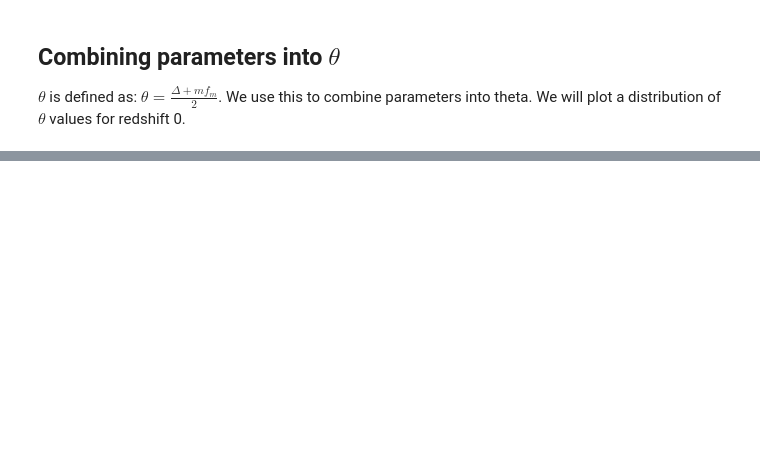
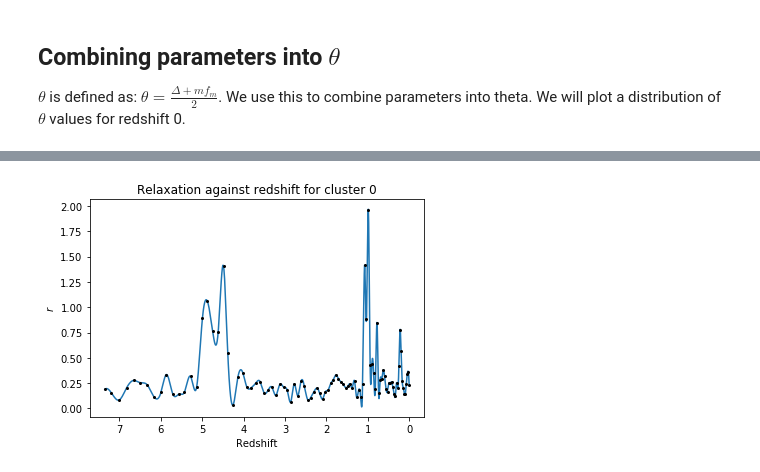
Before and after one commit to SlothInABox/Cluster-Dynamical-States, a Jupyter notebook: Analysis.ipynb, the cells around one changed output, grey strips where cells are left out. Saved outputs shown, nothing was run; the diff lists cells and outputs as text; code cells hidden in the pictures; blank space fills up the shorter version.

```diff
--- a/Analysis.ipynb
+++ b/Analysis.ipynb
@@ -26,0 +109,52 @@ for rshift, params in R200.items():
+# %%
+# Target cluster to be tracked.
+cluster_idx = 0
+# Specific alpha value to be used.
+alpha = 1
+
+# Create list to store redshift and relaxation values.
+relaxation_vals = []
+
+# Iterate over keys in order to track the cluster.
+for rshift in sorted(R200.keys()):
+    # Get new parameters for each redshift.
+    params = R200[rshift]
+    eta, delta, fm = params[:,1], params[:,2], params[:,3]
+
+    # Calculate theta and stack with other columns.
+    theta, theta_err = calc_theta(fm, delta)
+    params = np.column_stack((params, np.column_stack((theta, theta_err))))
+
+    # Calculate relaxation parameter for target cluster.
+    target_cluster = params[cluster_idx]
+    r, r_err = calc_relax(target_cluster[4], target_cluster[5], target_cluster[1], alpha)
+
+    # Add to relaxation list.
+    relaxation_vals.append([rshift, r, r_err])
+
+#Turn relaxation_vals into ndarray for easier use.
+relaxation_vals = np.array(relaxation_vals)
+# Index new values.
+rshifts, r, r_err = relaxation_vals[:,0], relaxation_vals[:,1], relaxation_vals[:,2]
+
+# Plot relaxation against redshift.
+fig, ax = plt.subplots()
+
+# Create points.
+point_settings = dict(fmt='o', markersize=2, linestyle='None', color='black')
+points = ax.errorbar(rshifts, r, yerr=r_err, **point_settings)
+
+# Use spline to create a smooth line between data points.
+line_settings = dict(markersize=0.75)
+xgrid = np.linspace(np.amin(rshifts), np.amax(rshifts), 10000)
+spl = make_interp_spline(rshifts, r, k=3)
+power_smooth = spl(xgrid)
+line = ax.plot(xgrid, power_smooth, **line_settings)
+
+ax.set(title='Relaxation against redshift for cluster {}'.format(cluster_idx),
+       xlabel='Redshift',
+       ylabel='$r$',
+       xlim=ax.get_xlim()[::-1])
+fig.savefig('plots/relaxation_c{}.png'.format(cluster_idx))
+# %% [output]
+[figure, added]
```
Also changed, not shown: parts of 9 cells of this notebook, 9 other files.
